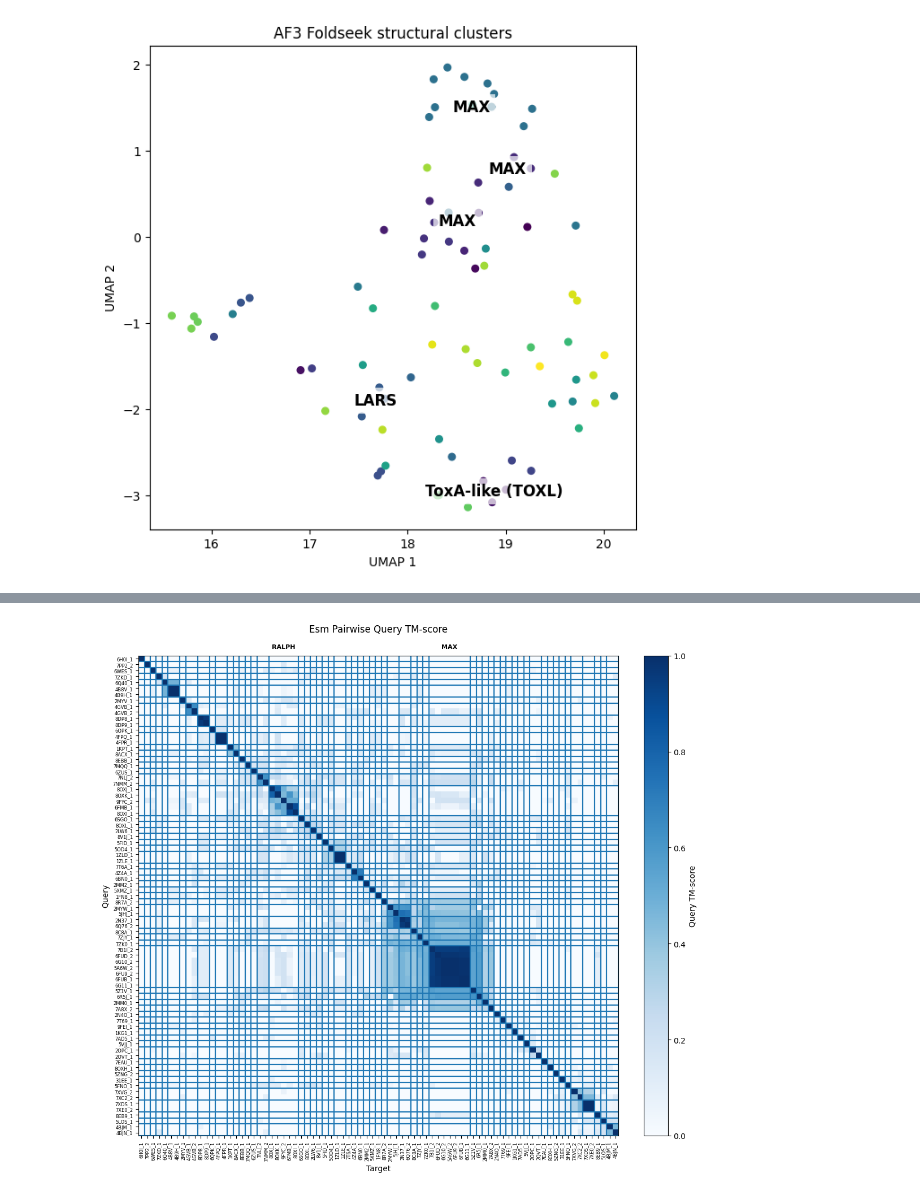
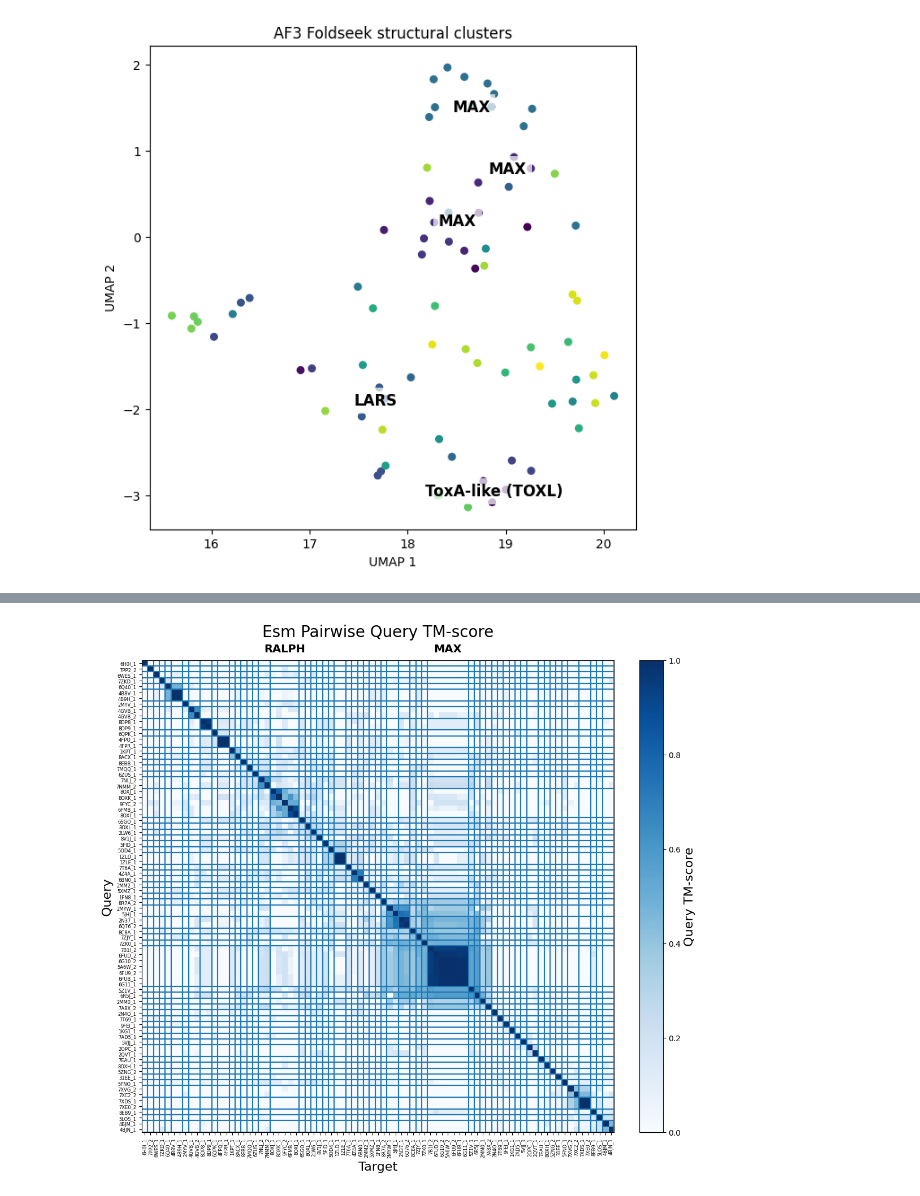
Before and after one commit to Rachel-Oei/Effector-Structure-Prediction, a Jupyter notebook: 06_clustering/umap.ipynb, the cells around one changed output, grey strips where cells are left out. Cells and saved outputs as stored; diff of their text form; code cells hidden in the pictures.

```diff
--- a/06_clustering/umap.ipynb
+++ b/06_clustering/umap.ipynb
@@ -99,24 +97,24 @@ NameError: name 'order_by_tm_score' is not defined
 # %%
 # Esm
 matrix_ordered, clusters = order_by_tm_score(
     esm_matrix,
     esm_clusters_dir
 )
 
 plot_tm_heatmap(
     matrix_ordered,
     clusters,
-    8,
+    14,
     "Esm Pairwise Query TM-score",
     min_cluster_size=3,
     cluster_names = {
         "7B1I_2": "MAX",
         "6FMB_1": "RALPH",
         "2N37_1": "MAX"
         }
     )
 # %% [output]
-[figure, old version]
+[figure, new version]
 # %%
 # AF2
 matrix_ordered, clusters = order_by_tm_score(
```
Also changed, not shown: parts of 4 cells of this notebook, 3 other files.
